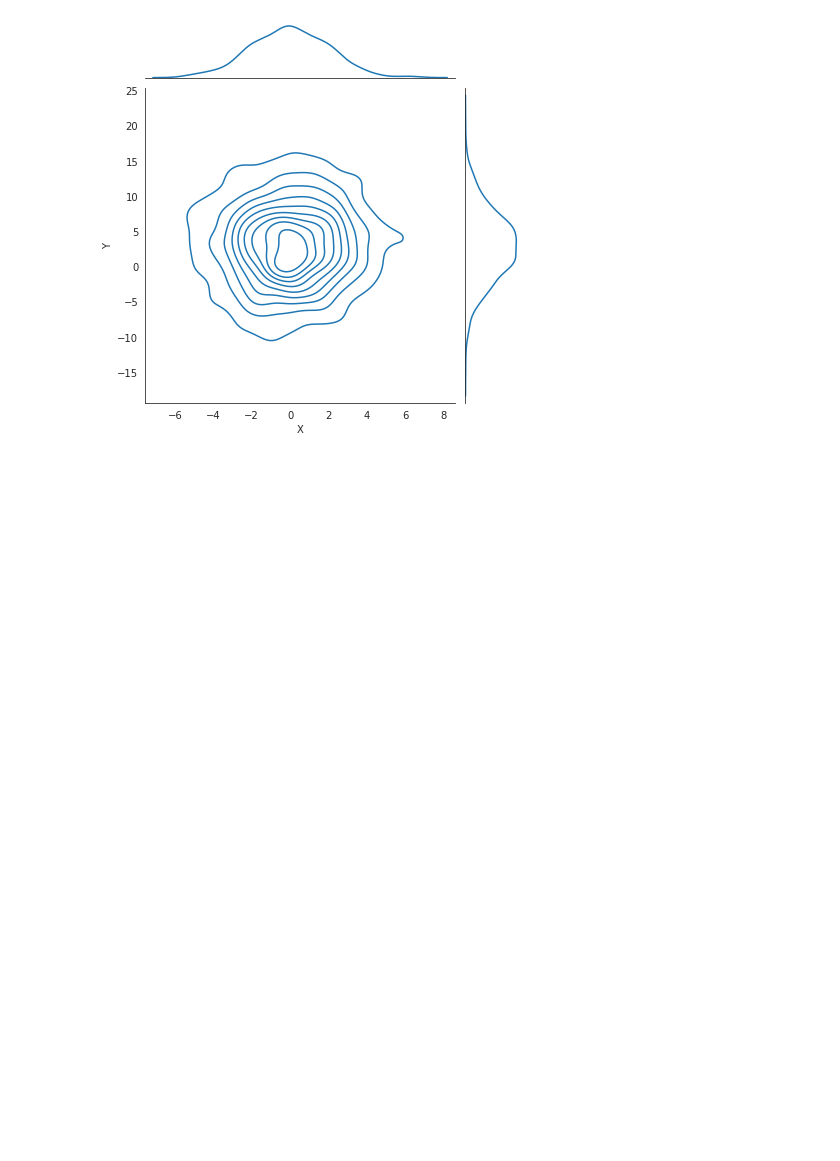
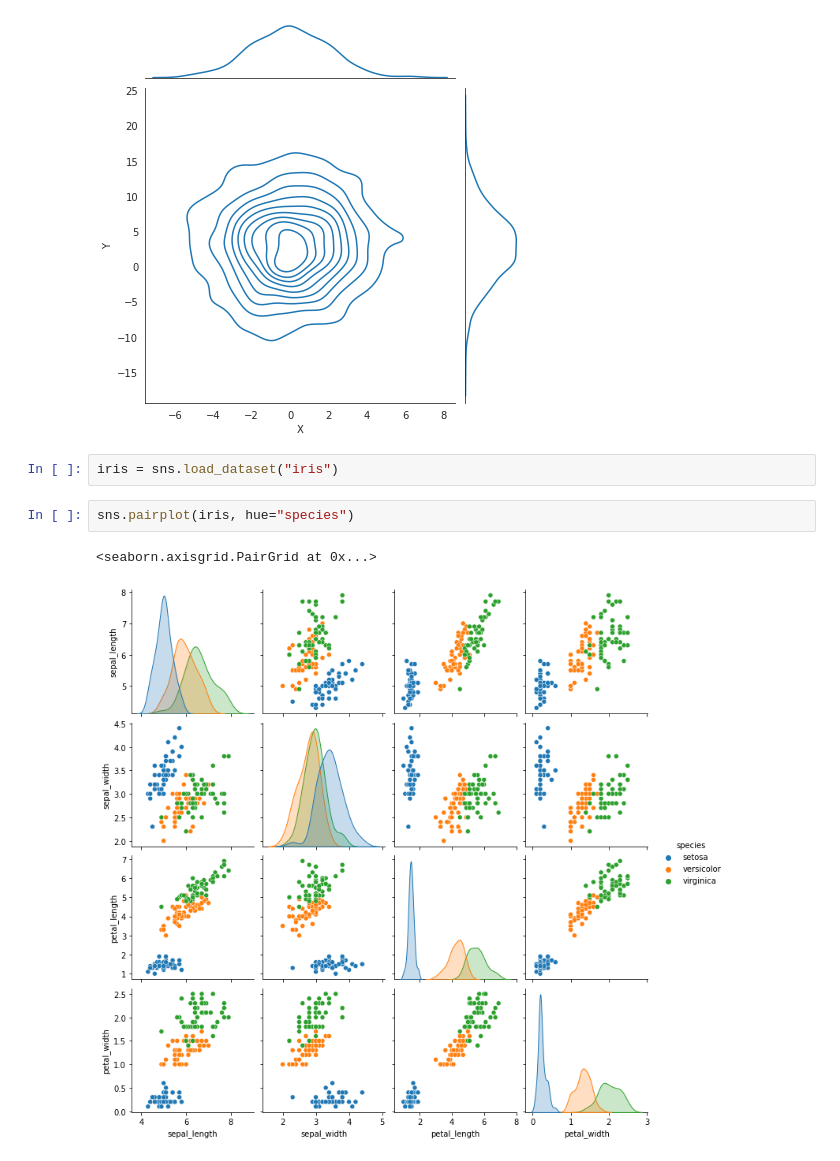
Before and after one commit to mirpouya/Basics-of-ML, a Jupyter notebook: Intermediate_Seaborn.ipynb, the cells around one changed output. Drawn from its saved outputs; the diff is of its cells as text; blank space fills up the shorter version.

```diff
--- a/Intermediate_Seaborn.ipynb
+++ b/Intermediate_Seaborn.ipynb
@@ -55,3 +55,10 @@ with sns.axes_style("white"):
   sns.jointplot("X","Y", data, kind="kde")
 # %% [output]
 [figure]
+# %%
+iris = sns.load_dataset("iris")
+# %%
+sns.pairplot(iris, hue="species")
+# %% [output]
+<seaborn.axisgrid.PairGrid at 0x...>
+[figure, added]
```
